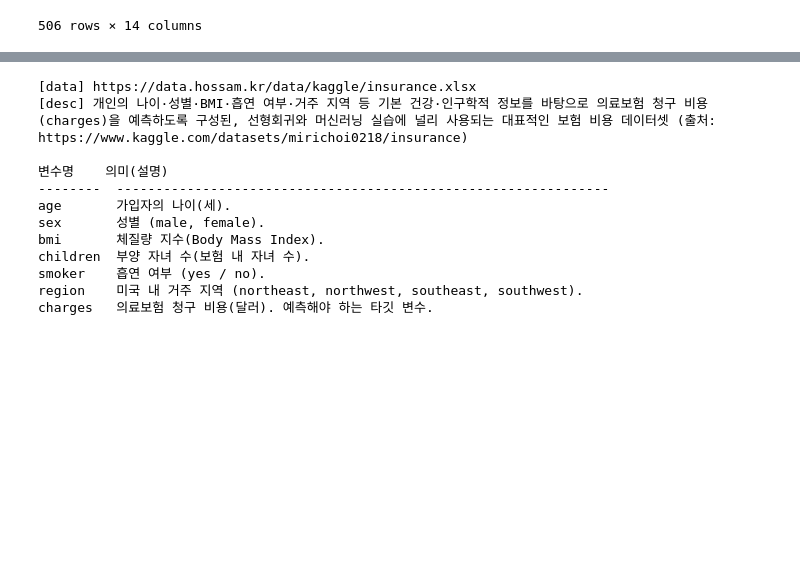
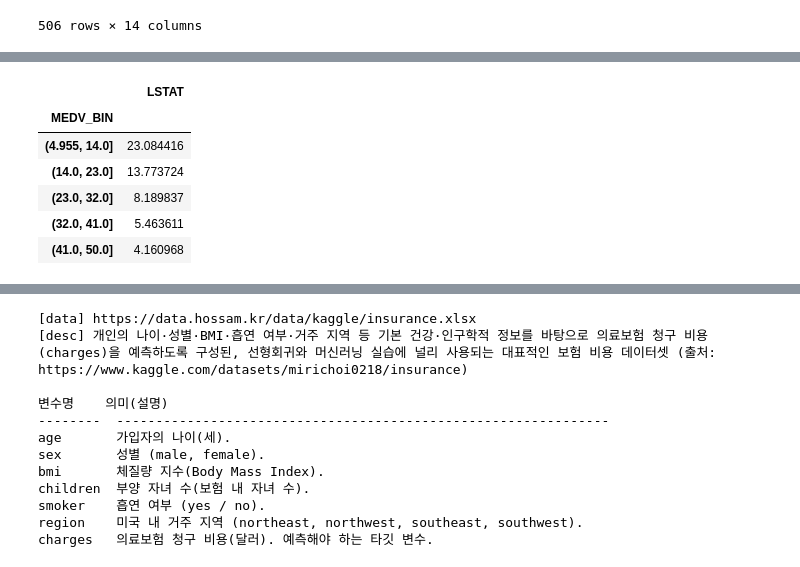
Before and after one commit to GYULLTANGURRI/main, a Jupyter notebook: 251124실습/251124_04.ipynb, the cells around one changed output, grey strips where cells are left out. Saved outputs shown, nothing was run; the diff lists cells and outputs as text; code cells hidden in the pictures; blank space fills up the shorter version.

```diff
--- a/251124실습/251124_04.ipynb
+++ b/251124실습/251124_04.ipynb
@@ -40,0 +107,11 @@ MEDV     주택 가격 중앙값(단위: $1,000) (Median value of owner-occupied
+# %%
+df3 = pd.pivot_table(origin1, index = 'MEDV_BIN', values = 'LSTAT', aggfunc = 'mean')
+df3
+# %% [output]
+|  | LSTAT |
+| MEDV_BIN |  |
+| (4.955, 14.0] | 23.084416 |
+| (14.0, 23.0] | 13.773724 |
+| (23.0, 32.0] | 8.189837 |
+| (32.0, 41.0] | 5.463611 |
+| (41.0, 50.0] | 4.160968 |
```
Also changed, not shown: parts of 8 cells of this notebook.
